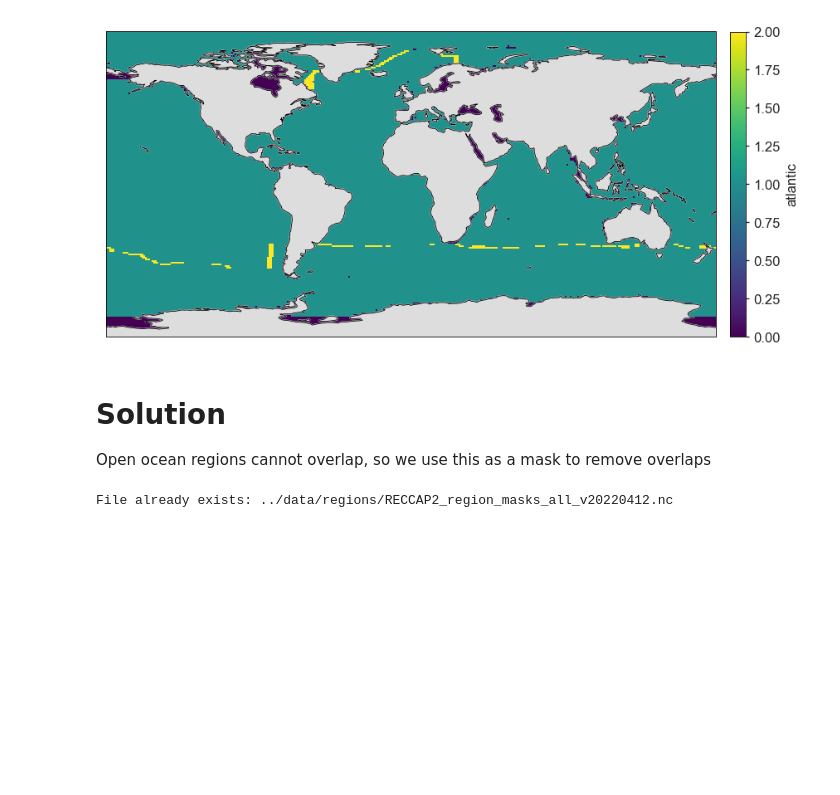
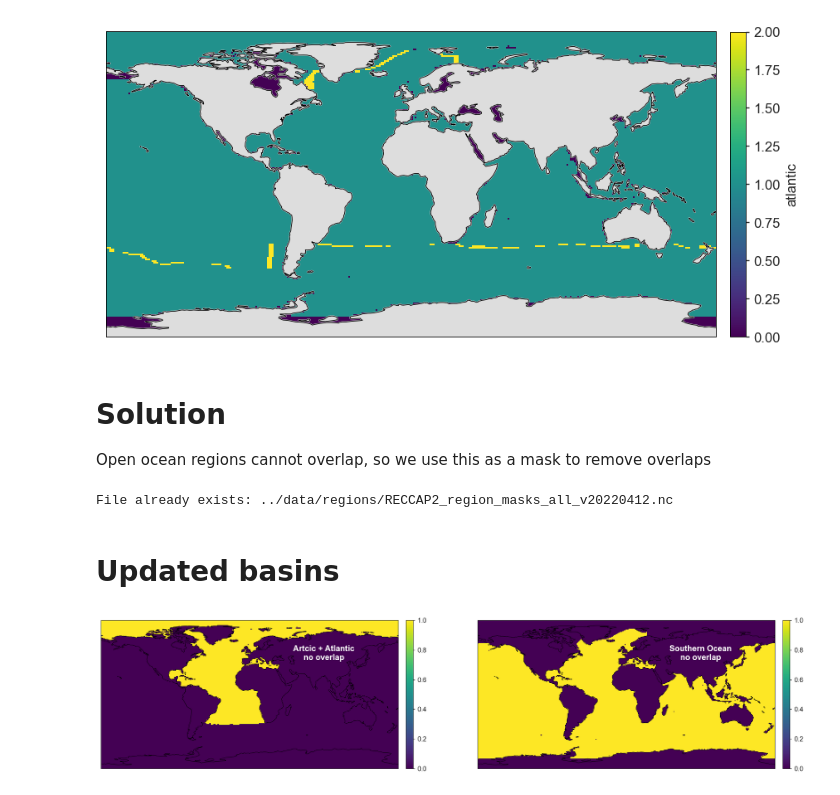
Before and after one commit to RECCAP2-ocean/R2-shared-resources, a Jupyter notebook: notebooks/reccap2-regions.ipynb, the cells around one changed output. Drawn from its saved outputs; the diff is of its cells as text; code cells hidden in the pictures; blank space fills up the shorter version.

Commit message:
updated mask and river fluxes

```diff
--- a/notebooks/reccap2-regions.ipynb
+++ b/notebooks/reccap2-regions.ipynb
@@ -157,3 +157,17 @@ out = new_mask.to_netcdf_with_compression(
 )
 # %% [output]
 File already exists: ../data/regions/RECCAP2_region_masks_all_v20220412.nc
+# %% [markdown]
+# Updated basins
+# %%
+r2 = xr.open_dataset('/Users/luke/Data/cached/RECCAP2_region_masks_all_v20220412.nc')
+# %%
+img1 = ((r2.atlantic > 0) + (r2.arctic >0)).map(pos=121, robust=False)
+img2 = ((r2.southern > 0) + (r2.atlantic > 0) + (r2.pacific > 0) + (r2.indian > 0)).map(pos=122, robust=False)
+
+img1.set_title('Artcic + Atlantic\nno overlap', color='w')
+img2.set_title('Southern Ocean\nno overlap', color='w')
+
+plt.gcf().tight_layout()
+# %% [output]
+[figure, added]
```
Also changed, not shown: parts of 4 cells of this notebook, 4 other files.
